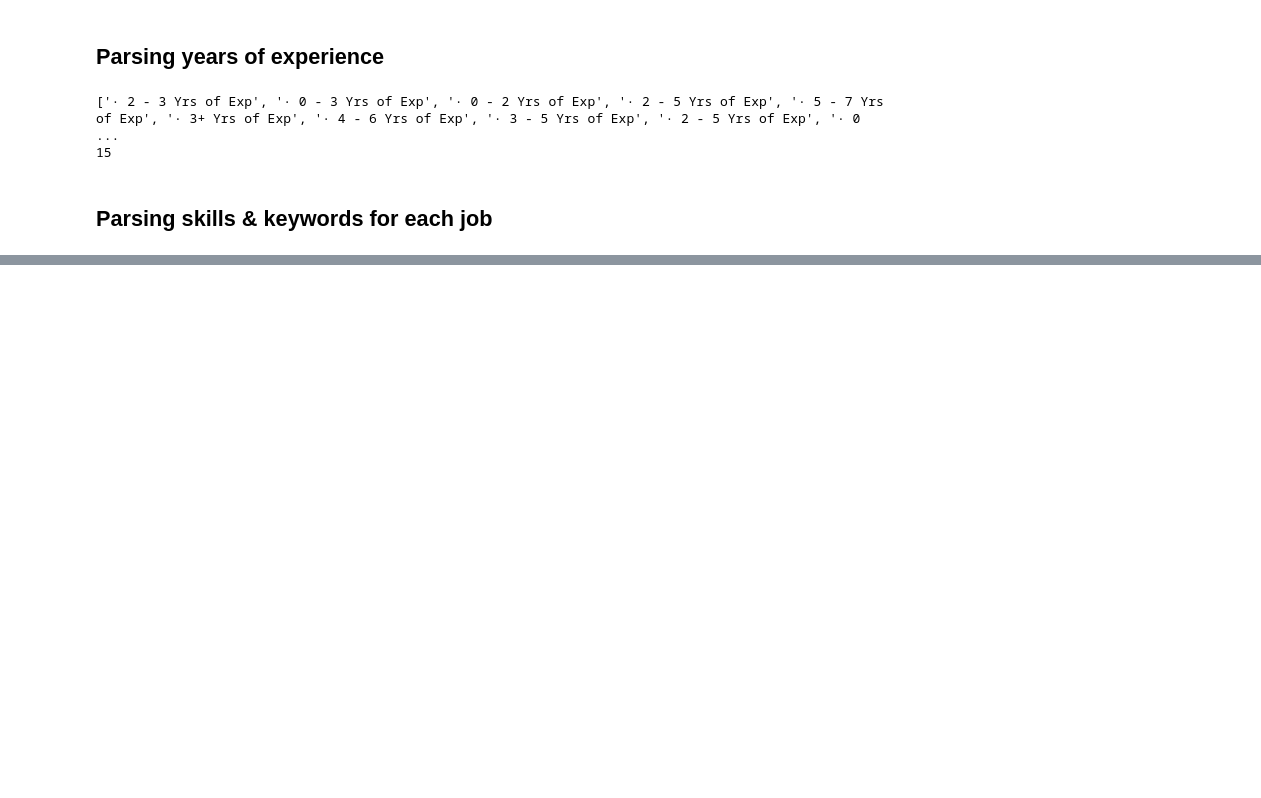
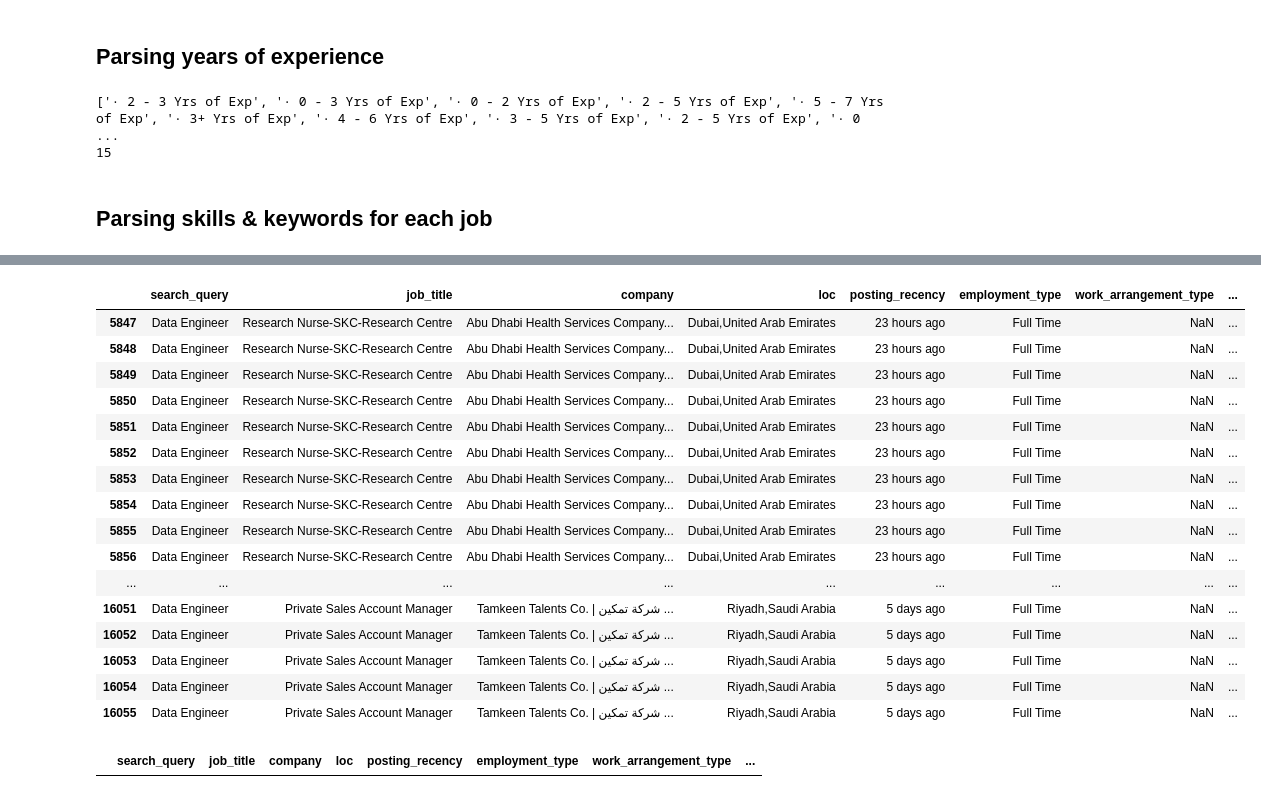
Before and after one commit to hvmdy808/Jobify, a Jupyter notebook: notebooks/eda.ipynb, the cells around one changed output, grey strips where cells are left out. Saved outputs shown, nothing was run; the diff lists cells and outputs as text; code cells hidden in the pictures; blank space fills up the shorter version.

```diff
--- a/notebooks/eda.ipynb
+++ b/notebooks/eda.ipynb
@@ -260,0 +265,3 @@ print(len(skills))
+# %%
+df = pd.read_csv("D:\Projects\PycharmProjects\Jobify\data\initial.csv")
+df.info()
@@ -260,0 +379,2 @@ print(len(skills))
+# %%
+df['job_title'] = df['job_title'].apply(html.unescape)
@@ -260,0 +429,2 @@ print(len(skills))
+# %%
+df = df.map(lambda x: html.unescape(x) if isinstance(x, str) else x)
@@ -260,0 +447,24 @@ print(len(skills))
+# %%
+df[df['company'].str.contains('شركة')]
+# %% [output]
+|  | search_query | job_title | company | loc | posting_recency | employment_type | work_arrangement_type | ... |
+| 5847 | Data Engineer | Research Nurse-SKC-Research Centre | Abu Dhabi Health Services Company... | Dubai,United Arab Emirates | 23 hours ago | Full Time | NaN | ... |
+| 5848 | Data Engineer | Research Nurse-SKC-Research Centre | Abu Dhabi Health Services Company... | Dubai,United Arab Emirates | 23 hours ago | Full Time | NaN | ... |
+| 5849 | Data Engineer | Research Nurse-SKC-Research Centre | Abu Dhabi Health Services Company... | Dubai,United Arab Emirates | 23 hours ago | Full Time | NaN | ... |
+| 5850 | Data Engineer | Research Nurse-SKC-Research Centre | Abu Dhabi Health Services Company... | Dubai,United Arab Emirates | 23 hours ago | Full Time | NaN | ... |
+| 5851 | Data Engineer | Research Nurse-SKC-Research Centre | Abu Dhabi Health Services Company... | Dubai,United Arab Emirates | 23 hours ago | Full Time | NaN | ... |
+| 5852 | Data Engineer | Research Nurse-SKC-Research Centre | Abu Dhabi Health Services Company... | Dubai,United Arab Emirates | 23 hours ago | Full Time | NaN | ... |
+| 5853 | Data Engineer | Research Nurse-SKC-Research Centre | Abu Dhabi Health Services Company... | Dubai,United Arab Emirates | 23 hours ago | Full Time | NaN | ... |
+| 5854 | Data Engineer | Research Nurse-SKC-Research Centre | Abu Dhabi Health Services Company... | Dubai,United Arab Emirates | 23 hours ago | Full Time | NaN | ... |
+| 5855 | Data Engineer | Research Nurse-SKC-Research Centre | Abu Dhabi Health Services Company... | Dubai,United Arab Emirates | 23 hours ago | Full Time | NaN | ... |
+| 5856 | Data Engineer | Research Nurse-SKC-Research Centre | Abu Dhabi Health Services Company... | Dubai,United Arab Emirates | 23 hours ago | Full Time | NaN | ... |
+| ... | ... | ... | ... | ... | ... | ... | ... | ... |
+| 16051 | Data Engineer | Private Sales Account Manager | Tamkeen Talents Co. | شركة تمكين ... | Riyadh,Saudi Arabia | 5 days ago | Full Time | NaN | ... |
+| 16052 | Data Engineer | Private Sales Account Manager | Tamkeen Talents Co. | شركة تمكين ... | Riyadh,Saudi Arabia | 5 days ago | Full Time | NaN | ... |
+| 16053 | Data Engineer | Private Sales Account Manager | Tamkeen Talents Co. | شركة تمكين ... | Riyadh,Saudi Arabia | 5 days ago | Full Time | NaN | ... |
+| 16054 | Data Engineer | Private Sales Account Manager | Tamkeen Talents Co. | شركة تمكين ... | Riyadh,Saudi Arabia | 5 days ago | Full Time | NaN | ... |
+| 16055 | Data Engineer | Private Sales Account Manager | Tamkeen Talents Co. | شركة تمكين ... | Riyadh,Saudi Arabia | 5 days ago | Full Time | NaN | ... |
+# %%
+df[df['company'].str.contains('Ø')]
+# %% [output]
+|  | search_query | job_title | company | loc | posting_recency | employment_type | work_arrangement_type | ... |
```
Also changed, not shown: parts of 81 cells of this notebook.
